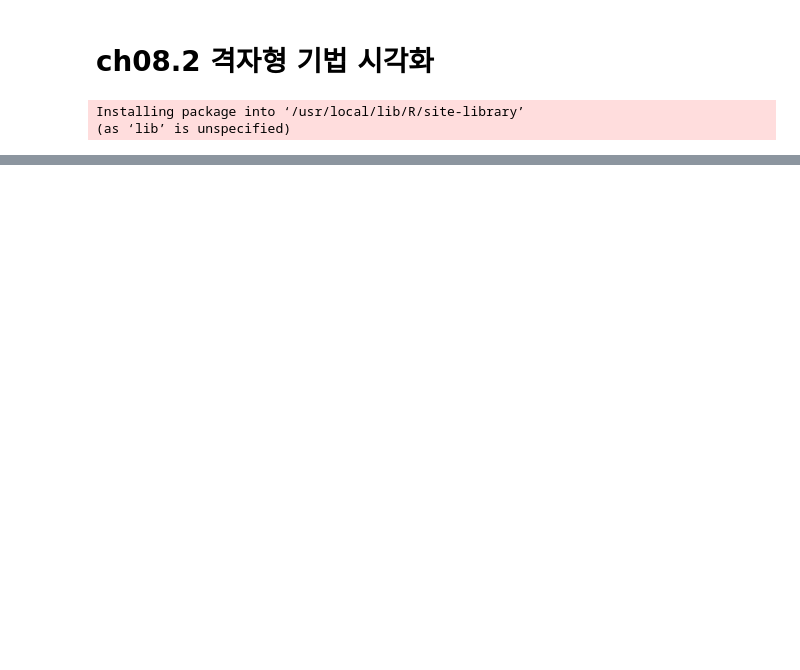
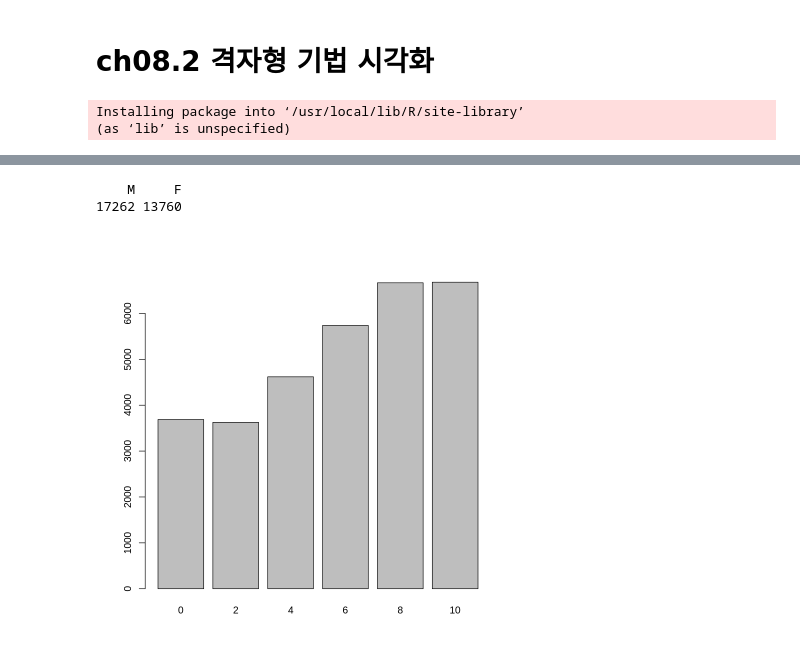
Before and after one commit to gyujin0450/RPRG_PartII, a Jupyter notebook: p233_격자형기법시각화.ipynb, the cells around one changed output, grey strips where cells are left out. Cells and saved outputs as stored; diff of their text form; code cells hidden in the pictures; blank space fills up the shorter version.

```diff
--- a/p233_격자형기법시각화.ipynb
+++ b/p233_격자형기법시각화.ipynb
@@ -23,0 +54,9 @@ str(Chem97)
+# %%
+table(Chem97$gender)
+# %% [output]
+    M     F
+17262 13760
+# %%
+barplot(table(Chem97$score))
+# %% [output]
+[figure, added]
```
Also changed, not shown: parts of 48 cells of this notebook.
